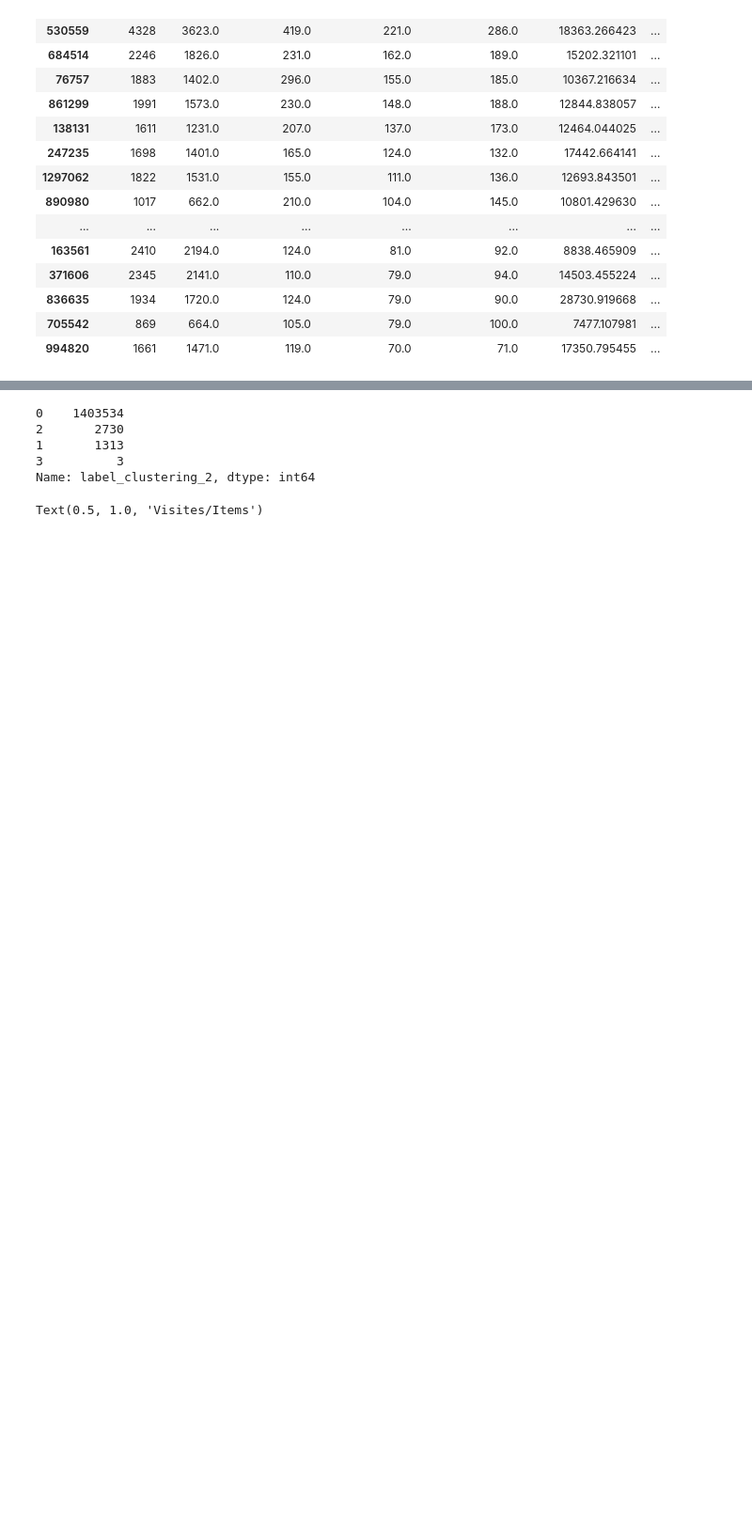
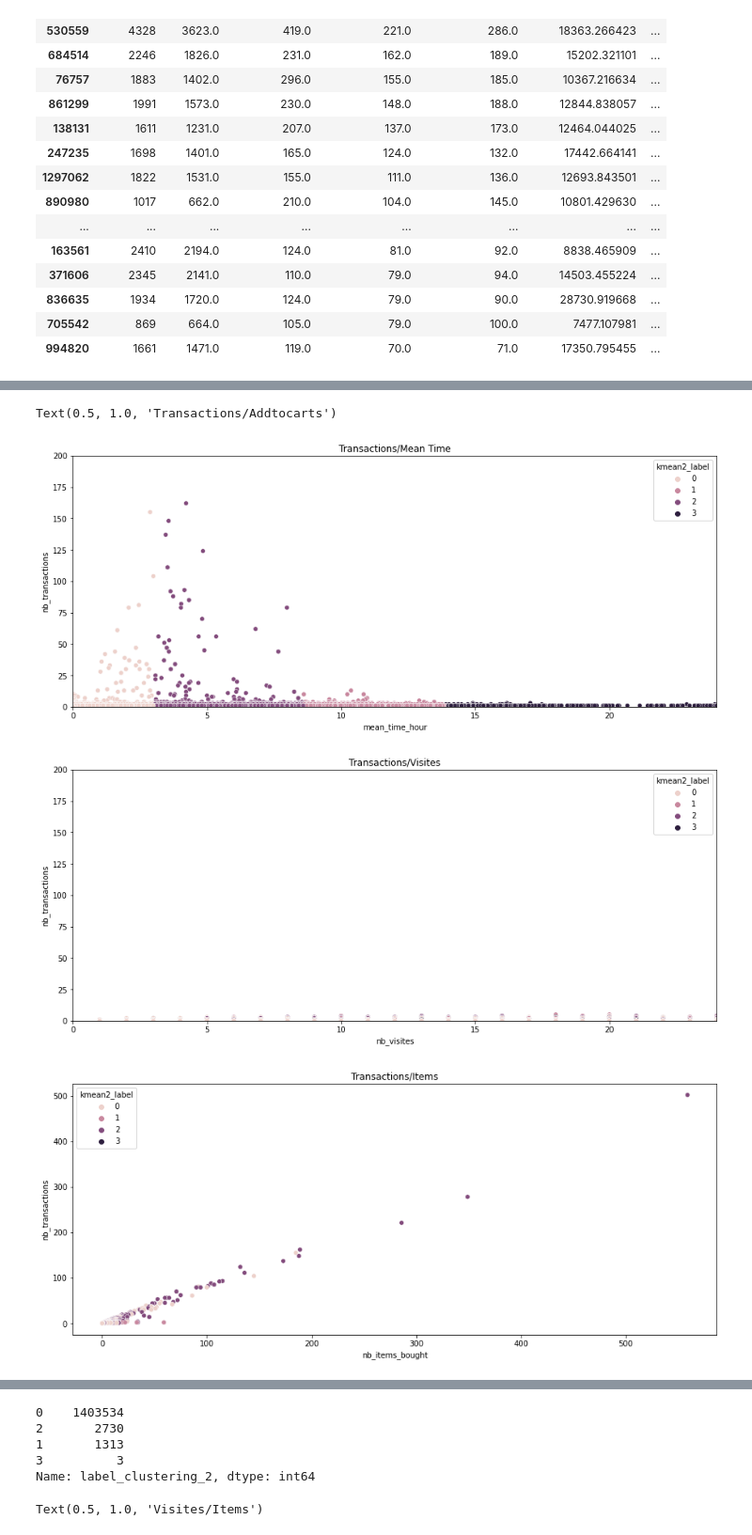
Before and after one commit to soopajot/eCommerce_Customer_Behavior, a Jupyter notebook: test.ipynb, the cells around one changed output, grey strips where cells are left out. Shown at 94% size. Drawn from its saved outputs; the diff is of its cells as text; code cells hidden in the pictures; blank space fills up the shorter version.

```diff
--- a/test.ipynb
+++ b/test.ipynb
@@ -203,0 +270,29 @@ stats.head(20)
+# %%
+plt.figure(figsize=(15,6))
+sns.scatterplot(data=stats, x="mean_time_hour", y="nb_transactions", hue="kmean2_label")
+plt.xlim(0, 24)
+plt.ylim(0, 200)
+plt.title('Transactions/Mean Time')
+
+plt.figure(figsize=(15,6))
+sns.scatterplot(data=stats, x="nb_visites", y="nb_transactions", hue="kmean2_label")
+plt.xlim(0, 24)
+plt.ylim(0, 200)
+plt.title('Transactions/Visites')
+
+plt.figure(figsize=(15,6))
+sns.scatterplot(data=stats, x="nb_items_bought", y="nb_transactions", hue="kmean2_label")
+#plt.xlim(0, 24)
+#plt.ylim(0, 600)
+plt.title('Transactions/Items')
+
+plt.figure(figsize=(15,6))
+sns.scatterplot(data=stats, x="nb_addtocarts", y="nb_transactions", hue="kmean2_label")
+plt.xlim(0, 200)
+plt.ylim(0, 200)
+plt.title('Transactions/Addtocarts')
+# %% [output]
+Text(0.5, 1.0, 'Transactions/Addtocarts')
+[figure, added]
+[figure, added]
+[figure, added]
```
Also changed, not shown: parts of 5 cells of this notebook.
